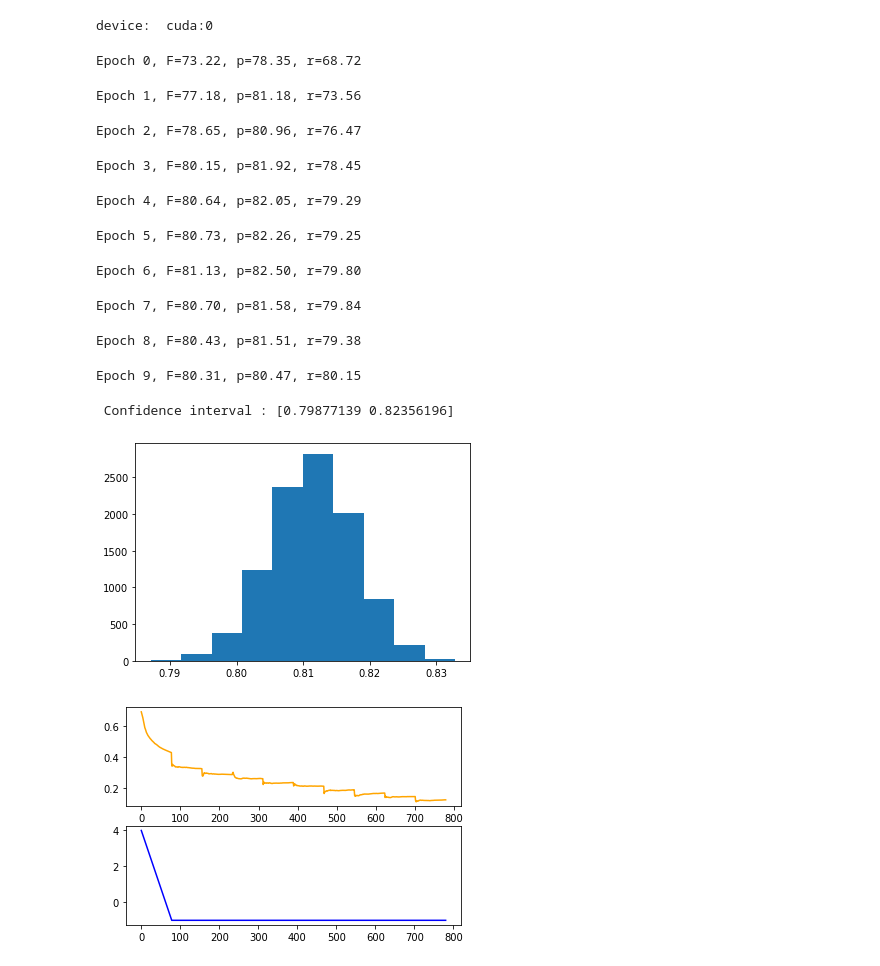
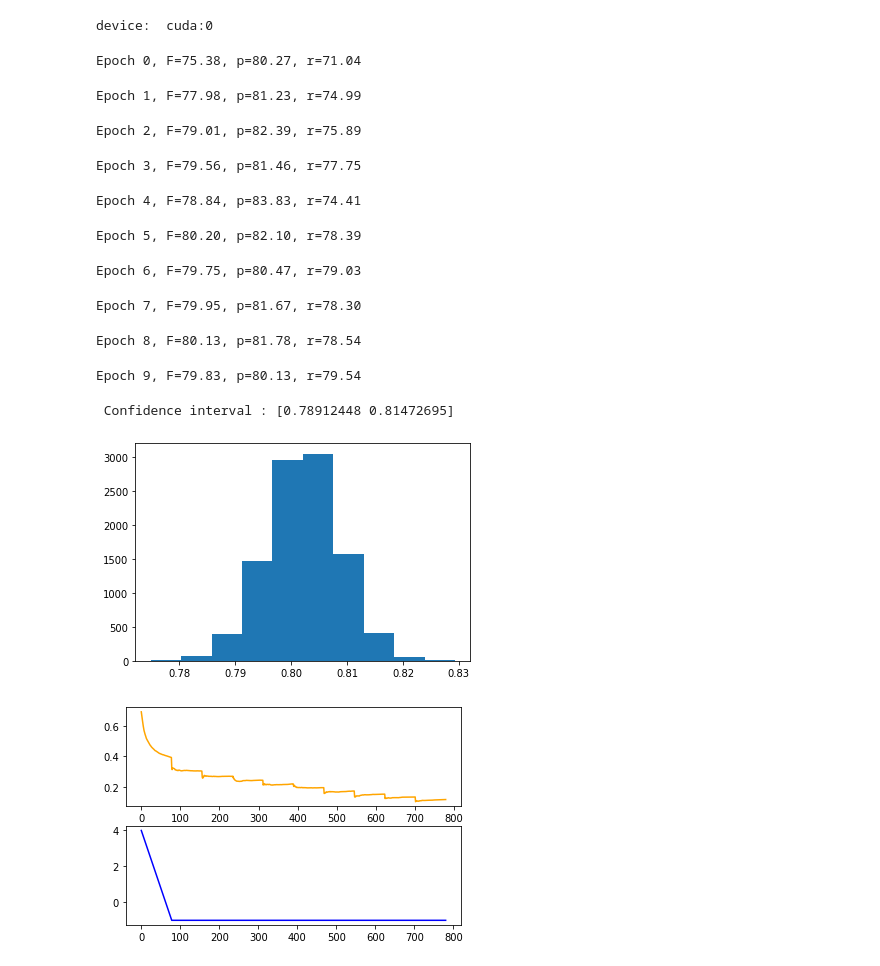
Before and after one commit to dylanfinkbeiner/cs685_finalproj, a Jupyter notebook: src/colab_test.ipynb, the cells around one changed output. Drawn from its saved outputs; the diff is of its cells as text; code cells hidden in the pictures.

```diff
--- a/src/colab_test.ipynb
+++ b/src/colab_test.ipynb
@@ -101,7 +105,8 @@ class SPRL(nn.Module):
             direction_feature=False,
             train_jointly=False,
             eye=False,
-            updates_are_logits=False):
+            updates_are_logits=False,
+            sent_avg=False):
         super(SPRL, self).__init__()
 
         self.properties = properties
@@ -137,6 +142,9 @@ class SPRL(nn.Module):
 
         else:
           concatenated_embs_size = (2*emb_size) + int(direction_feature)
+          self.sent_avg = sent_avg
+          if self.sent_avg:
+            concatenated_embs_size += emb_size # While testing pred, head, and average sent embedding
 
         self.attention = None
         if not use_attention:
@@ -180,7 +188,7 @@ class SPRL(nn.Module):
         B, _, = sents.shape
 
 
-        if self.lstm != None:
+        if self.lstm != None: # i.e., use lstm
           lens_sorted = sent_lens
           sents_sorted = sents
           indices = None
@@ -200,14 +208,18 @@ class SPRL(nn.Module):
             lstm_outs = self.lstm(packed_lstm_input, indices)
           pred_reps = lstm_outs[np.arange(B), preds] # expecting (B, h_size)
           head_reps = lstm_outs[np.arange(B), heads] # same as above
-        else:
+        else: # no lstm, just MLP
           w_embs = self.word_emb(sents)
           pred_reps = w_embs[np.arange(B), preds] # expecting (B, h_size)
           head_reps = w_embs[np.arange(B), heads] # same as above
+          if self.sent_avg:
+            sent_avg = w_embs.mean(dim=1)
 
         if self.direction_feature:
           head_before_pred = torch.unsqueeze((preds > heads), -1).float() # (B,)
           pred_head_cat = torch.cat([pred_reps, head_reps, head_before_pred], dim=-1) # (B, 2*h_size)
+          if self.sent_avg:
+            pred_head_cat = torch.cat([pred_head_cat, sent_avg], dim=-1) # (B, 2*h_size)
         else:
           pred_head_cat = torch.cat([pred_reps, head_reps], dim=-1) # (B, 2*h_size)
 
@@ -736,14 +748,16 @@ args = {
     #'shared_size': 300,
     'glove_d': 300,
     'use_attention': False,
-    'use_lstm': True,
+    'use_lstm': False,
     'train_jointly': True, # Train the lstm jointly
 
     'show_weights': False,
 
     'stop_training_lower': 5,
     'eye':True,
-    'updates_are_logits':False
+    'updates_are_logits':False,
+
+    'sent_avg':True
 }
 
 seed = args['seed']
@@ -754,44 +768,45 @@ np.random.seed(seed)
 
 data = get_data(args)
 
 w2i, i2w = data['dicts']
 emb_np = data['emb_np']
 X, y = data['lstm_data']
 
 # co_occur, both_negative, row_pos_col_neg, row_neg_col_pos = co_occurrences(y['train'], normalize=False)
 # show_weights(co_occur + both_negative, properties=PROPERTIES, cmap='Greens')
 # show_weights(row_pos_col_neg + row_neg_col_pos, properties=PROPERTIES, cmap='Reds')
 # show_weights((co_occur + both_negative) - (row_pos_col_neg + row_neg_col_pos), properties=PROPERTIES)
 #breakpoint()
 
 model = SPRL(
     vocab_size=len(w2i),
     emb_size=int(args['glove_d']),
     h_size=args['h_size'],
     #shared_size=args['shared_size'],
     padding_idx=w2i[PAD_TOKEN],
     emb_np=emb_np,
     properties=PROPERTIES,
     use_attention=args['use_attention'],
     use_lstm=args['use_lstm'],
     direction_feature=not args['use_lstm'],
     train_jointly=args['train_jointly'],
     eye=args['eye'],
-    updates_are_logits=args['updates_are_logits'])
+    updates_are_logits=args['updates_are_logits'],
+    sent_avg=args['sent_avg'])
 model.to(device)
 
 train(args, model, X, y)
 # %% [output]
-Epoch 0, F=73.22, p=78.35, r=68.72
+Epoch 0, F=75.38, p=80.27, r=71.04
-Epoch 1, F=77.18, p=81.18, r=73.56
+Epoch 1, F=77.98, p=81.23, r=74.99
-Epoch 2, F=78.65, p=80.96, r=76.47
+Epoch 2, F=79.01, p=82.39, r=75.89
-Epoch 3, F=80.15, p=81.92, r=78.45
+Epoch 3, F=79.56, p=81.46, r=77.75
-Epoch 4, F=80.64, p=82.05, r=79.29
+Epoch 4, F=78.84, p=83.83, r=74.41
-Epoch 5, F=80.73, p=82.26, r=79.25
+Epoch 5, F=80.20, p=82.10, r=78.39
-Epoch 6, F=81.13, p=82.50, r=79.80
+Epoch 6, F=79.75, p=80.47, r=79.03
-Epoch 7, F=80.70, p=81.58, r=79.84
+Epoch 7, F=79.95, p=81.67, r=78.30
-Epoch 8, F=80.43, p=81.51, r=79.38
+Epoch 8, F=80.13, p=81.78, r=78.54
-Epoch 9, F=80.31, p=80.47, r=80.15
+Epoch 9, F=79.83, p=80.13, r=79.54
- Confidence interval : [0.79877139 0.82356196]
+ Confidence interval : [0.78912448 0.81472695]
-[figure, old version]
+[figure, new version]
-[figure, old version]
+[figure, new version]
```
Also changed, not shown: parts of 1 cell of this notebook.
